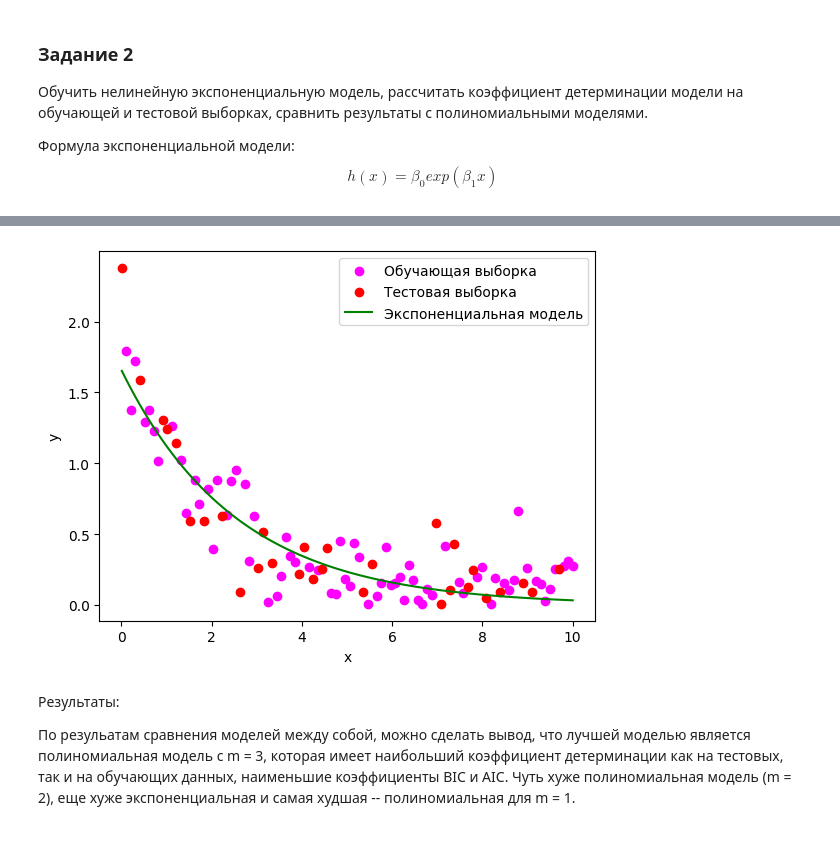
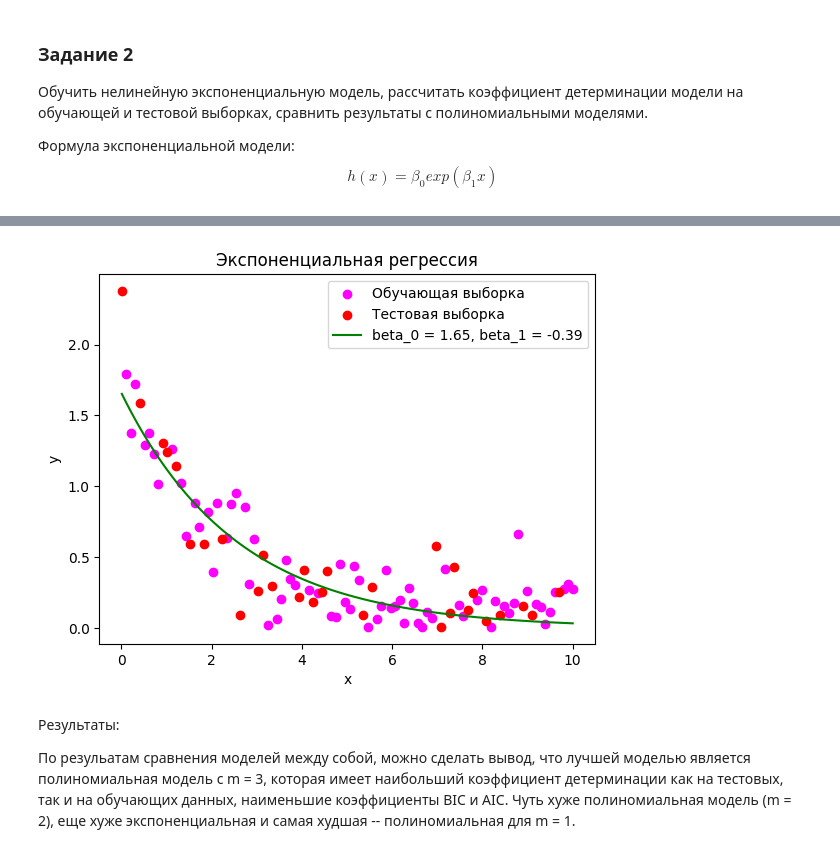
Before and after one commit to nekit2-002/ml-labs, a Jupyter notebook: laba1/laba1.ipynb, the cells around one changed output, grey strips where cells are left out. Saved outputs shown, nothing was run; the diff lists cells and outputs as text; code cells hidden in the pictures.

```diff
--- a/laba1/laba1.ipynb
+++ b/laba1/laba1.ipynb
@@ -238,7 +275,8 @@ plt.clf()
 plt.scatter(X_train, y_train, label='Обучающая выборка', color='magenta')
 plt.scatter(X_test, y_test, label='Тестовая выборка', color='red')
 y_plot_pred = exp_model(X_plot, *popt)
-plt.plot(X_plot, y_plot_pred, label='Экспоненциальная модель', color='green')
+plt.plot(X_plot, y_plot_pred, label='beta_0 = 1.65, beta_1 = -0.39', color='green')
+plt.title('Экспоненциальная регрессия')
 plt.xlabel('x')
 plt.ylabel('y')
 plt.legend()
@@ -251,4 +289,4 @@ Optimal beta_1: -0.3910185233544168
-[figure, old version]
+[figure, new version]
 # %% [markdown]
 Результаты:
 
```
Also changed, not shown: parts of 13 cells of this notebook, 1 other file.
